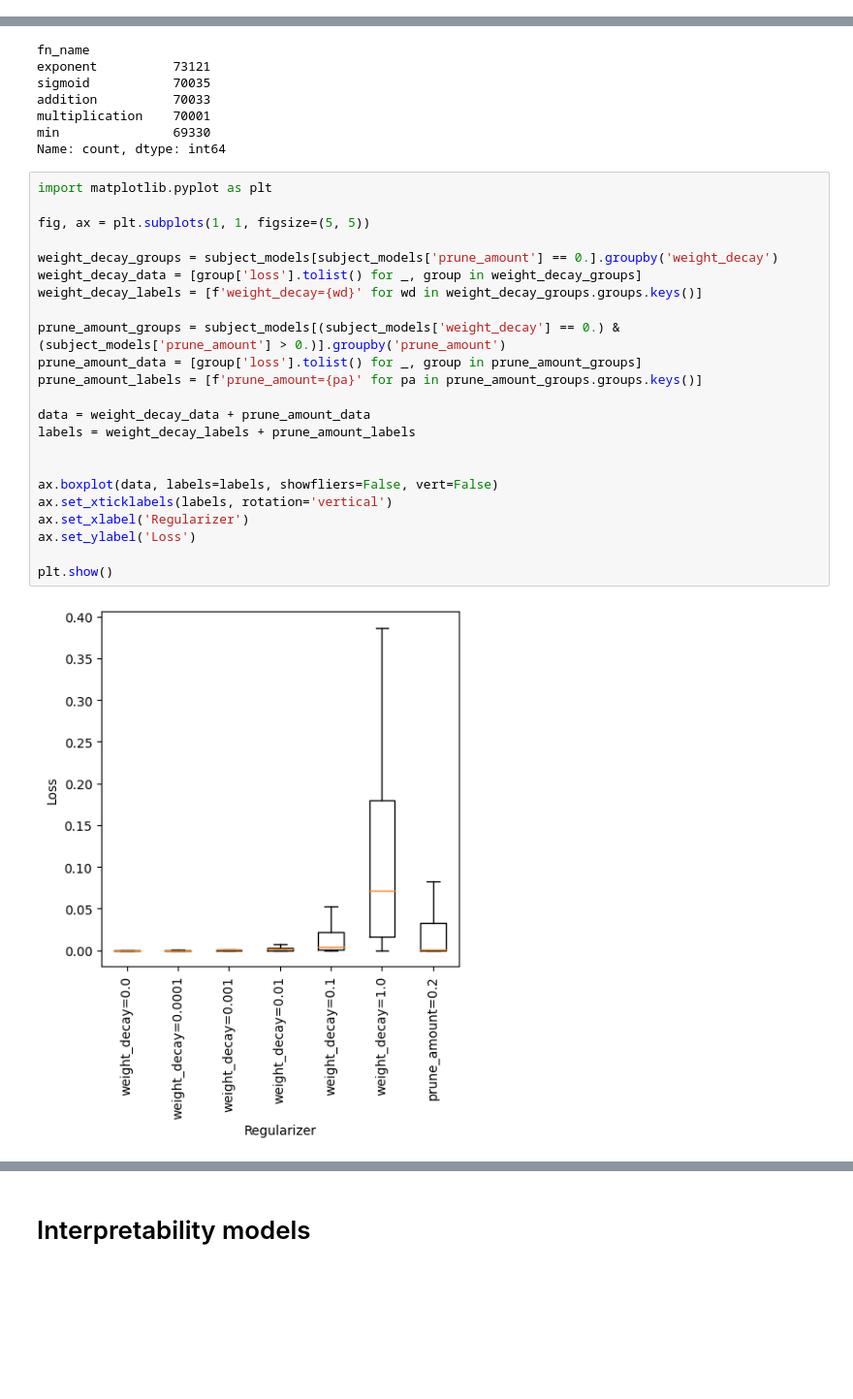
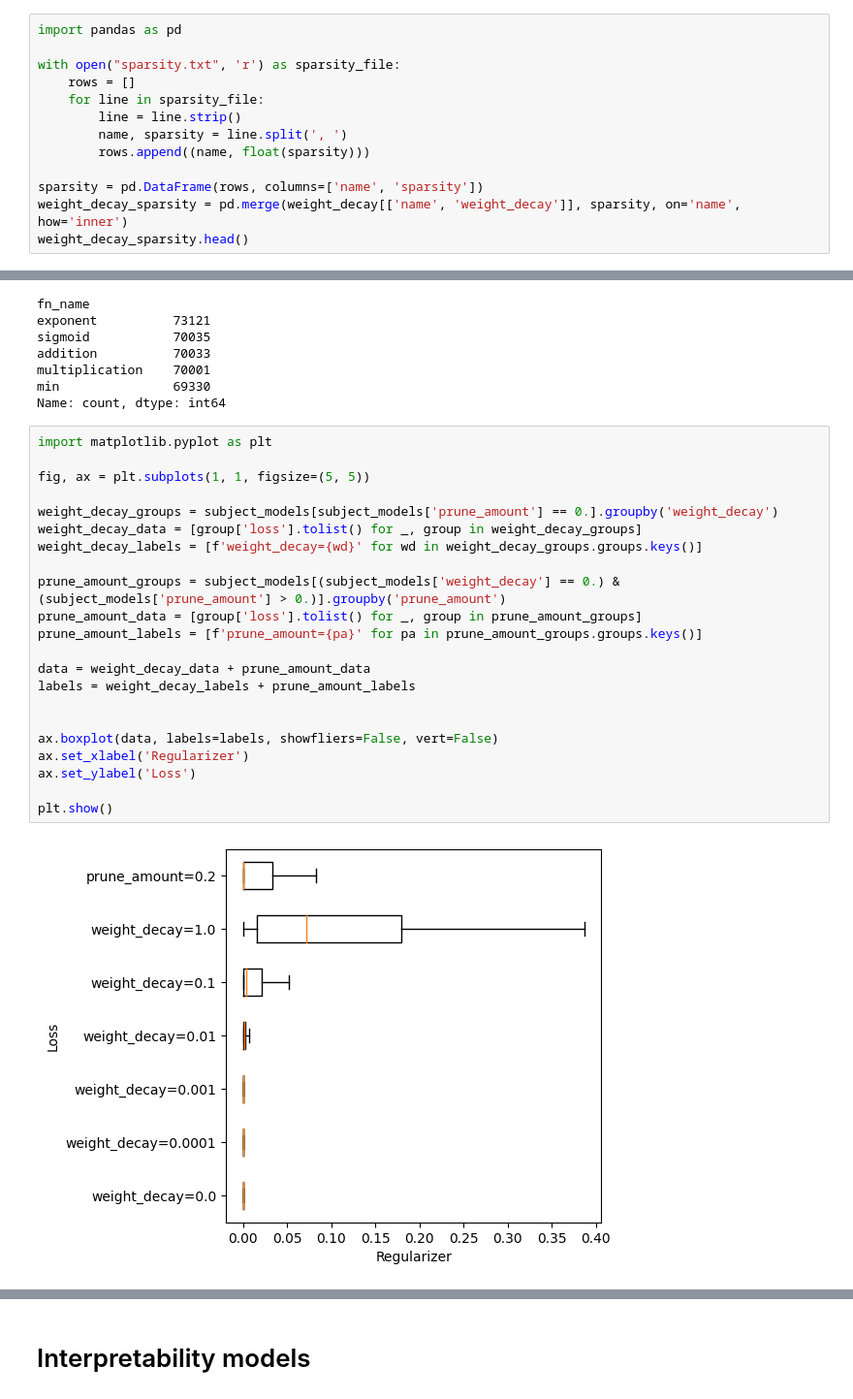
Before and after one commit to pleask/ALMI, a Jupyter notebook: analysis.ipynb, the cells around one changed output, grey strips where cells are left out. Shown at 97% size. Drawn from its saved outputs; the diff is of its cells as text; blank space fills up the shorter version.

```diff
--- a/analysis.ipynb
+++ b/analysis.ipynb
@@ -2,0 +19,13 @@
+# %%
+import pandas as pd
+
+with open("sparsity.txt", 'r') as sparsity_file:
+    rows = []
+    for line in sparsity_file:
+        line = line.strip()
+        name, sparsity = line.split(', ')
+        rows.append((name, float(sparsity)))
+
+sparsity = pd.DataFrame(rows, columns=['name', 'sparsity'])
+weight_decay_sparsity = pd.merge(weight_decay[['name', 'weight_decay']], sparsity, on='name', how='inner')
+weight_decay_sparsity.head()
@@ -53,25 +91,24 @@ Name: count, dtype: int64
 # %%
 import matplotlib.pyplot as plt
 
 fig, ax = plt.subplots(1, 1, figsize=(5, 5))
 
 weight_decay_groups = subject_models[subject_models['prune_amount'] == 0.].groupby('weight_decay')
 weight_decay_data = [group['loss'].tolist() for _, group in weight_decay_groups]
 weight_decay_labels = [f'weight_decay={wd}' for wd in weight_decay_groups.groups.keys()]
 
 prune_amount_groups = subject_models[(subject_models['weight_decay'] == 0.) & (subject_models['prune_amount'] > 0.)].groupby('prune_amount')
 prune_amount_data = [group['loss'].tolist() for _, group in prune_amount_groups]
 prune_amount_labels = [f'prune_amount={pa}' for pa in prune_amount_groups.groups.keys()]
 
 data = weight_decay_data + prune_amount_data
 labels = weight_decay_labels + prune_amount_labels
 
 
 ax.boxplot(data, labels=labels, showfliers=False, vert=False)
-ax.set_xticklabels(labels, rotation='vertical')
 ax.set_xlabel('Regularizer')
 ax.set_ylabel('Loss')
 
 plt.show()
 # %% [output]
-[figure, old version]
+[figure, new version]
```
Also changed, not shown: parts of 10 cells of this notebook.
